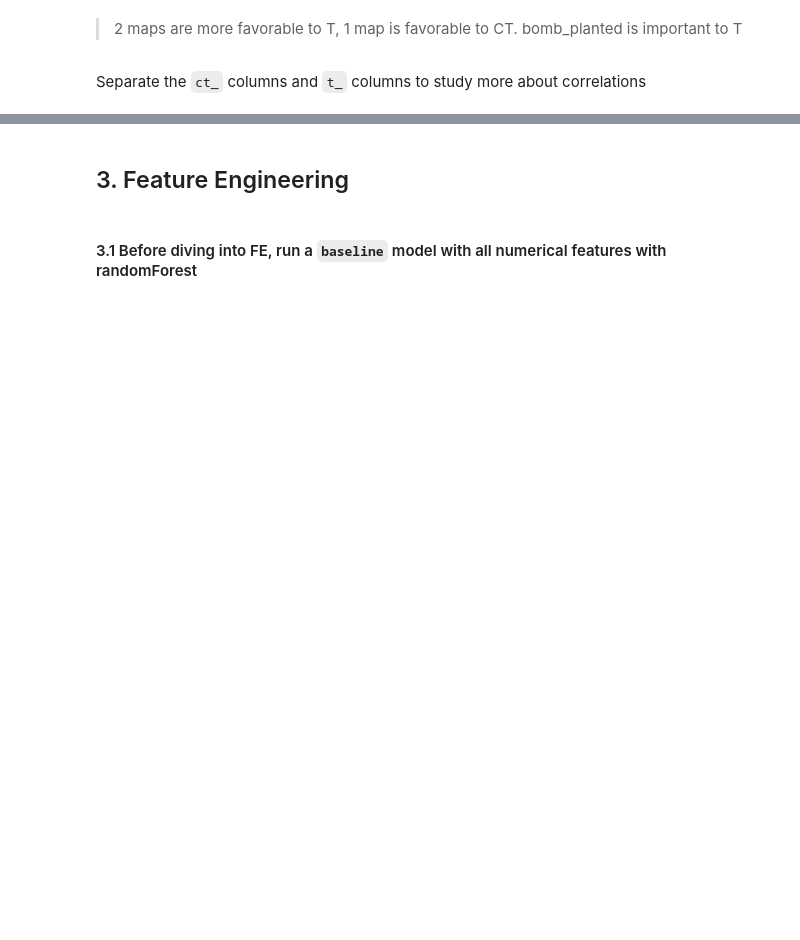
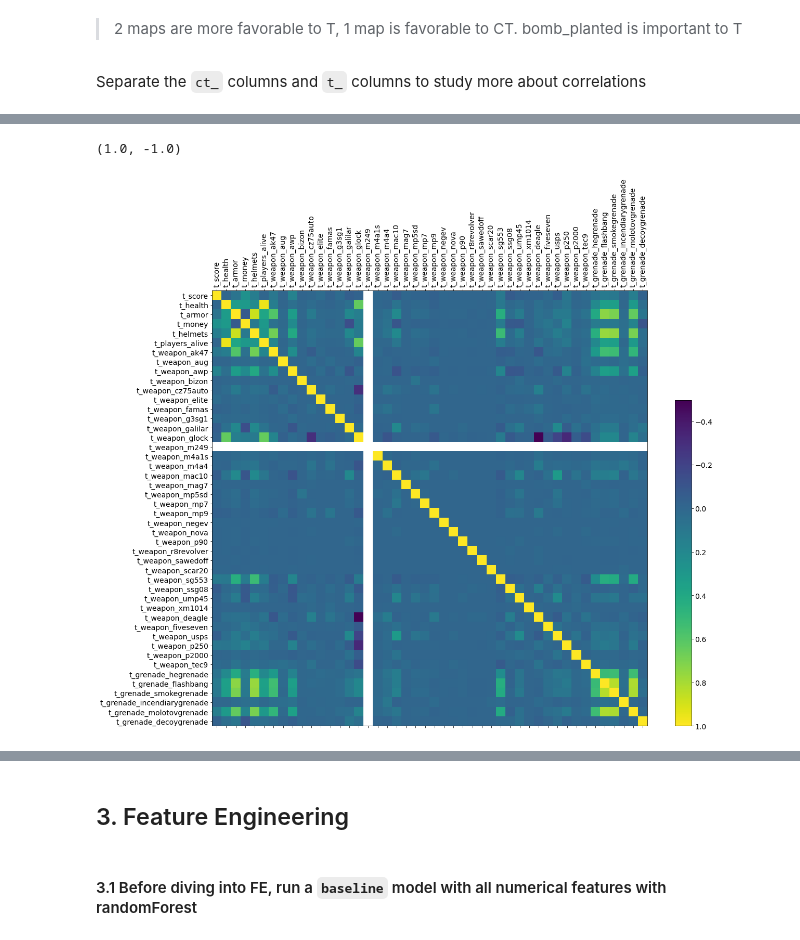
Before and after one commit to Saralytics/CS_GO_winner_prediction, a Jupyter notebook: FightTerrorism.ipynb, the cells around one changed output, grey strips where cells are left out. Cells and saved outputs as stored; diff of their text form; code cells hidden in the pictures; blank space fills up the shorter version.

```diff
--- a/FightTerrorism.ipynb
+++ b/FightTerrorism.ipynb
@@ -166,0 +165,3 @@ t = []
+# %%
+t = [colname for colname in df.columns if colname.startswith('t_')]
+print(t)
@@ -166,0 +178,11 @@ t = []
+# %%
+f = plt.figure(figsize=(19, 15))
+plt.matshow(df[t].corr(), fignum=f.number)
+plt.xticks(range(df[t].shape[1]), df[t].columns, fontsize=14, rotation=90)
+plt.yticks(range(df[t].shape[1]), df[t].columns, fontsize=14)
+cb = plt.colorbar()
+cb.ax.tick_params(labelsize=14)
+cb.ax.set_ylim(1.0, -1.0)
+# %% [output]
+(1.0, -1.0)
+[figure, added]
```
Also changed, not shown: parts of 11 cells of this notebook.
